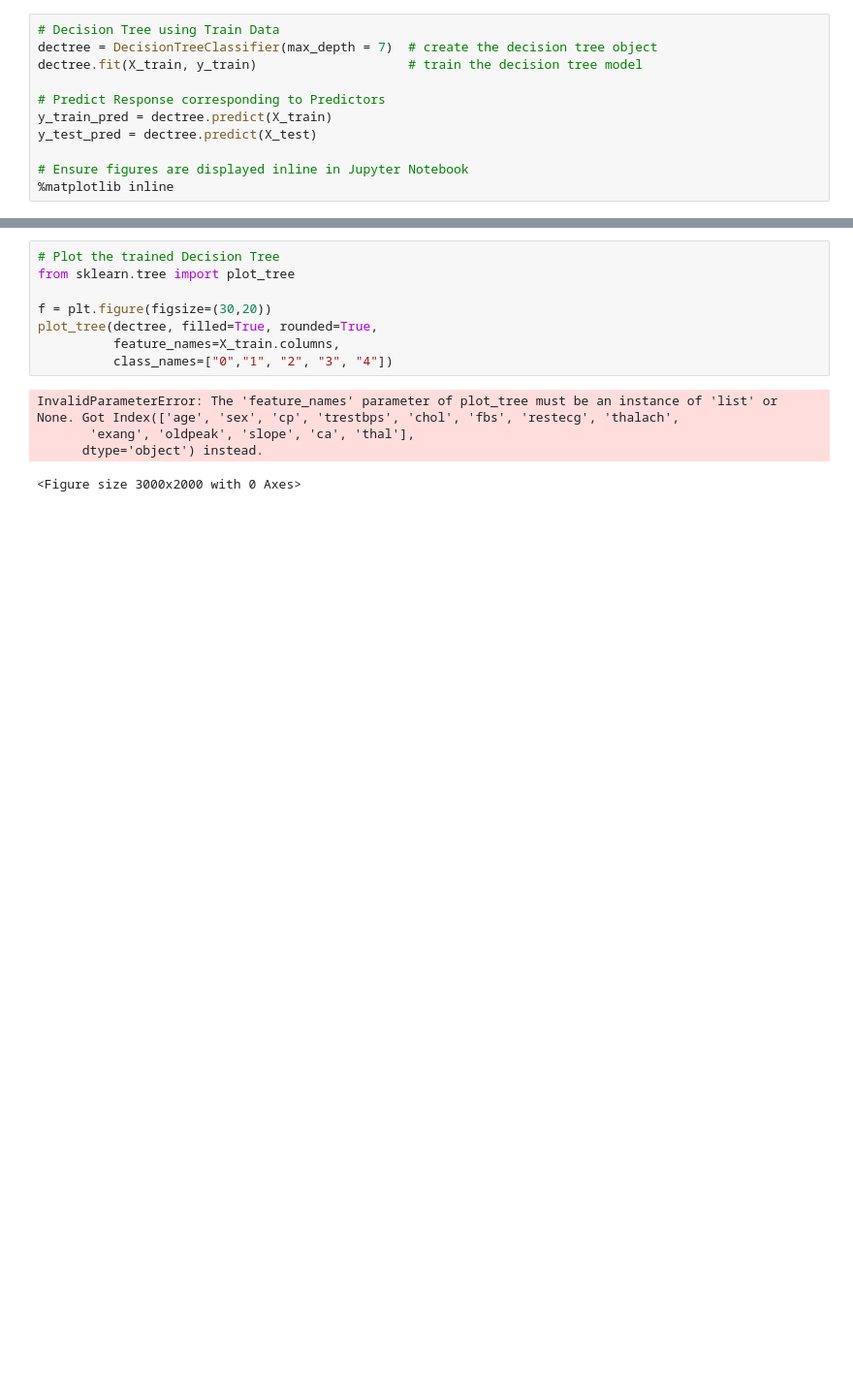
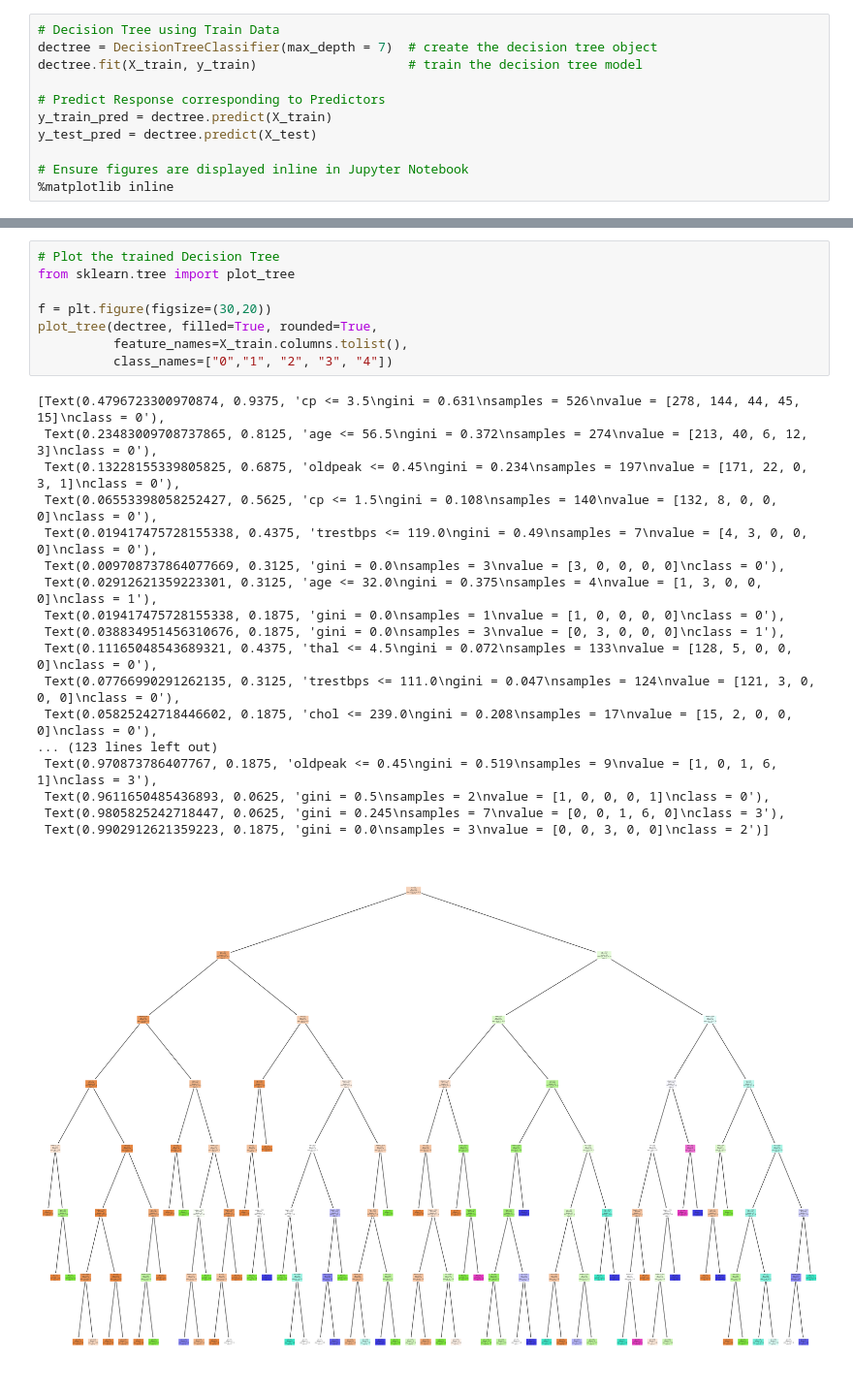
Before and after one commit to owennigel1/Machine-Learning-Based-Heart-Disease-Diagnosis, a Jupyter notebook: notebook.ipynb, the cells around one changed output, grey strips where cells are left out. Shown at 97% size. Saved outputs shown, nothing was run; the diff lists cells and outputs as text; blank space fills up the shorter version.

```diff
--- a/notebook.ipynb
+++ b/notebook.ipynb
@@ -620,16 +614,30 @@ sb.heatmap(confusion_matrix(y_test, y_test_pred),
 # %%
 # Plot the trained Decision Tree
 from sklearn.tree import plot_tree
 
 f = plt.figure(figsize=(30,20))
 plot_tree(dectree, filled=True, rounded=True,
-          feature_names=X_train.columns,
+          feature_names=X_train.columns.tolist(),
           class_names=["0","1", "2", "3", "4"])
 # %% [output]
-InvalidParameterError: The 'feature_names' parameter of plot_tree must be an instance of 'list' or None. Got Index(['age', 'sex', 'cp', 'trestbps', 'chol', 'fbs', 'restecg', 'thalach',
-       'exang', 'oldpeak', 'slope', 'ca', 'thal'],
-      dtype='object') instead.
+[Text(0.4796723300970874, 0.9375, 'cp <= 3.5\ngini = 0.631\nsamples = 526\nvalue = [278, 144, 44, 45, 15]\nclass = 0'),
+ Text(0.23483009708737865, 0.8125, 'age <= 56.5\ngini = 0.372\nsamples = 274\nvalue = [213, 40, 6, 12, 3]\nclass = 0'),
+ Text(0.13228155339805825, 0.6875, 'oldpeak <= 0.45\ngini = 0.234\nsamples = 197\nvalue = [171, 22, 0, 3, 1]\nclass = 0'),
+ Text(0.06553398058252427, 0.5625, 'cp <= 1.5\ngini = 0.108\nsamples = 140\nvalue = [132, 8, 0, 0, 0]\nclass = 0'),
+ Text(0.019417475728155338, 0.4375, 'trestbps <= 119.0\ngini = 0.49\nsamples = 7\nvalue = [4, 3, 0, 0, 0]\nclass = 0'),
+ Text(0.009708737864077669, 0.3125, 'gini = 0.0\nsamples = 3\nvalue = [3, 0, 0, 0, 0]\nclass = 0'),
+ Text(0.02912621359223301, 0.3125, 'age <= 32.0\ngini = 0.375\nsamples = 4\nvalue = [1, 3, 0, 0, 0]\nclass = 1'),
+ Text(0.019417475728155338, 0.1875, 'gini = 0.0\nsamples = 1\nvalue = [1, 0, 0, 0, 0]\nclass = 0'),
+ Text(0.038834951456310676, 0.1875, 'gini = 0.0\nsamples = 3\nvalue = [0, 3, 0, 0, 0]\nclass = 1'),
+ Text(0.11165048543689321, 0.4375, 'thal <= 4.5\ngini = 0.072\nsamples = 133\nvalue = [128, 5, 0, 0, 0]\nclass = 0'),
+ Text(0.07766990291262135, 0.3125, 'trestbps <= 111.0\ngini = 0.047\nsamples = 124\nvalue = [121, 3, 0, 0, 0]\nclass = 0'),
+ Text(0.05825242718446602, 0.1875, 'chol <= 239.0\ngini = 0.208\nsamples = 17\nvalue = [15, 2, 0, 0, 0]\nclass = 0'),
+... (123 lines left out)
+ Text(0.970873786407767, 0.1875, 'oldpeak <= 0.45\ngini = 0.519\nsamples = 9\nvalue = [1, 0, 1, 6, 1]\nclass = 3'),
+ Text(0.9611650485436893, 0.0625, 'gini = 0.5\nsamples = 2\nvalue = [1, 0, 0, 0, 1]\nclass = 0'),
+ Text(0.9805825242718447, 0.0625, 'gini = 0.245\nsamples = 7\nvalue = [0, 0, 1, 6, 0]\nclass = 3'),
+ Text(0.9902912621359223, 0.1875, 'gini = 0.0\nsamples = 3\nvalue = [0, 0, 3, 0, 0]\nclass = 2')]
-<Figure size 3000x2000 with 0 Axes>
+[figure, added]
 # %%
 clf = DecisionTreeClassifier().fit(X, y)
 print(clf.feature_importances_)
```
Also changed, not shown: parts of 34 cells of this notebook.
